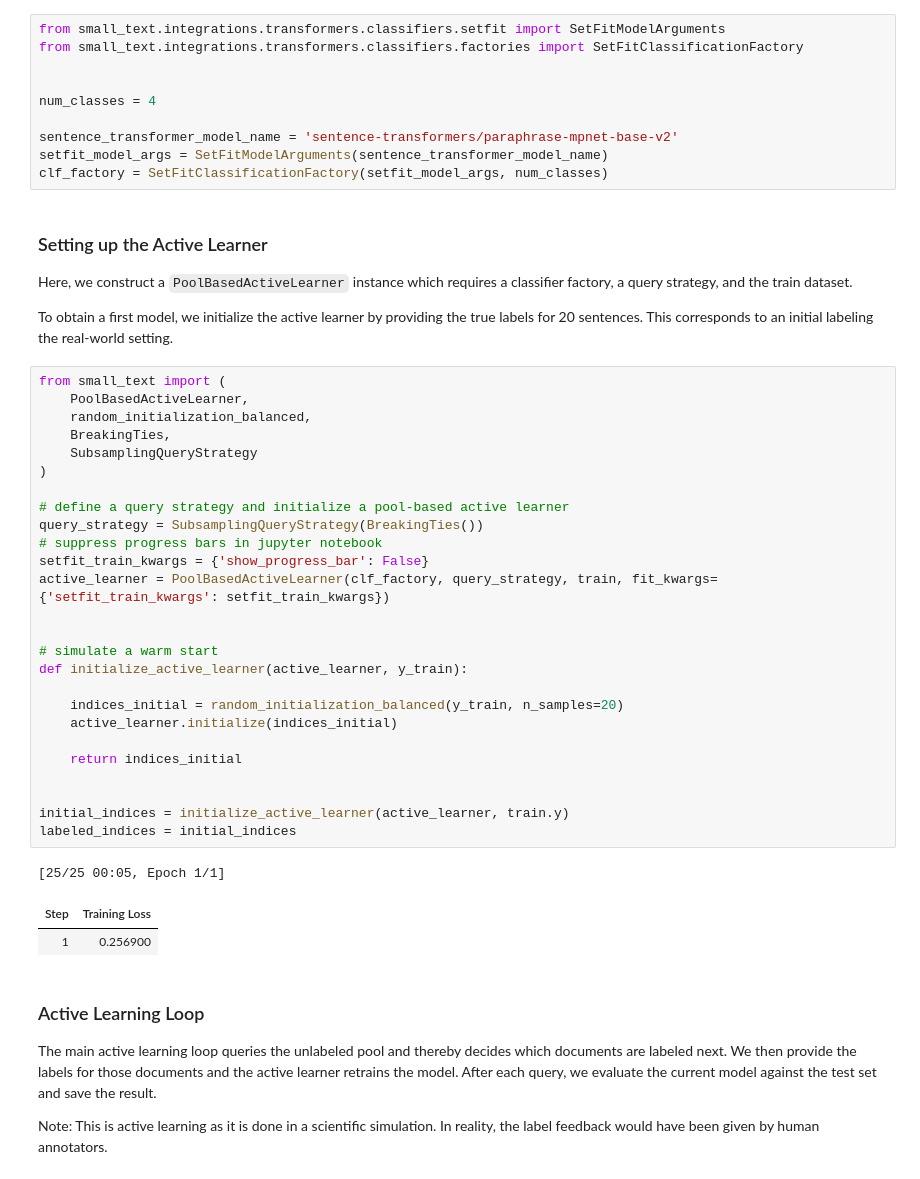
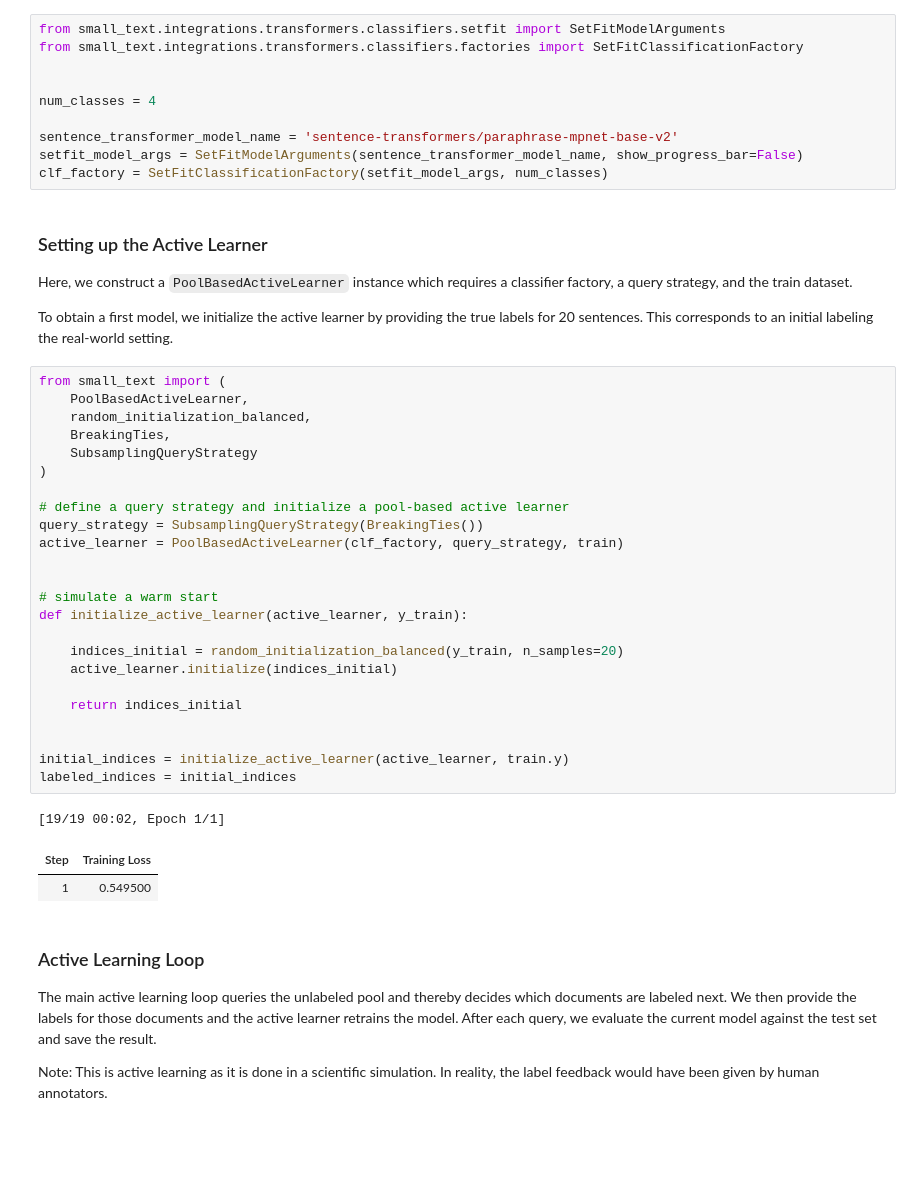
Before and after one commit to webis-de/small-text, a Jupyter notebook: examples/notebooks/03-active-learning-with-setfit.ipynb, the cells around one changed output. Cells and saved outputs as stored; diff of their text form; blank space fills up the shorter version.

```diff
--- a/examples/notebooks/03-active-learning-with-setfit.ipynb
+++ b/examples/notebooks/03-active-learning-with-setfit.ipynb
@@ -128,7 +128,7 @@ from small_text.integrations.transformers.classifiers.factories import SetFitCla
 num_classes = 4
 
 sentence_transformer_model_name = 'sentence-transformers/paraphrase-mpnet-base-v2'
-setfit_model_args = SetFitModelArguments(sentence_transformer_model_name)
+setfit_model_args = SetFitModelArguments(sentence_transformer_model_name, show_progress_bar=False)
 clf_factory = SetFitClassificationFactory(setfit_model_args, num_classes)
 # %% [markdown]
 ### Setting up the Active Learner
@@ -139,33 +139,31 @@ To obtain a first model, we initialize the active learner by providing the true
 # %%
 from small_text import (
     PoolBasedActiveLearner,
     random_initialization_balanced,
     BreakingTies,
     SubsamplingQueryStrategy
 )
 
 # define a query strategy and initialize a pool-based active learner
 query_strategy = SubsamplingQueryStrategy(BreakingTies())
-# suppress progress bars in jupyter notebook
-setfit_train_kwargs = {'show_progress_bar': False}
-active_learner = PoolBasedActiveLearner(clf_factory, query_strategy, train, fit_kwargs={'setfit_train_kwargs': setfit_train_kwargs})
+active_learner = PoolBasedActiveLearner(clf_factory, query_strategy, train)
 
 
 # simulate a warm start
 def initialize_active_learner(active_learner, y_train):
 
     indices_initial = random_initialization_balanced(y_train, n_samples=20)
     active_learner.initialize(indices_initial)
 
     return indices_initial
 
 
 initial_indices = initialize_active_learner(active_learner, train.y)
 labeled_indices = initial_indices
 # %% [output]
-[25/25 00:05, Epoch 1/1]
+[19/19 00:02, Epoch 1/1]
 | Step | Training Loss |
-| 1 | 0.256900 |
+| 1 | 0.549500 |
 # %% [markdown]
 ### Active Learning Loop
 
```
Also changed, not shown: parts of 5 cells of this notebook, 5 other files.
